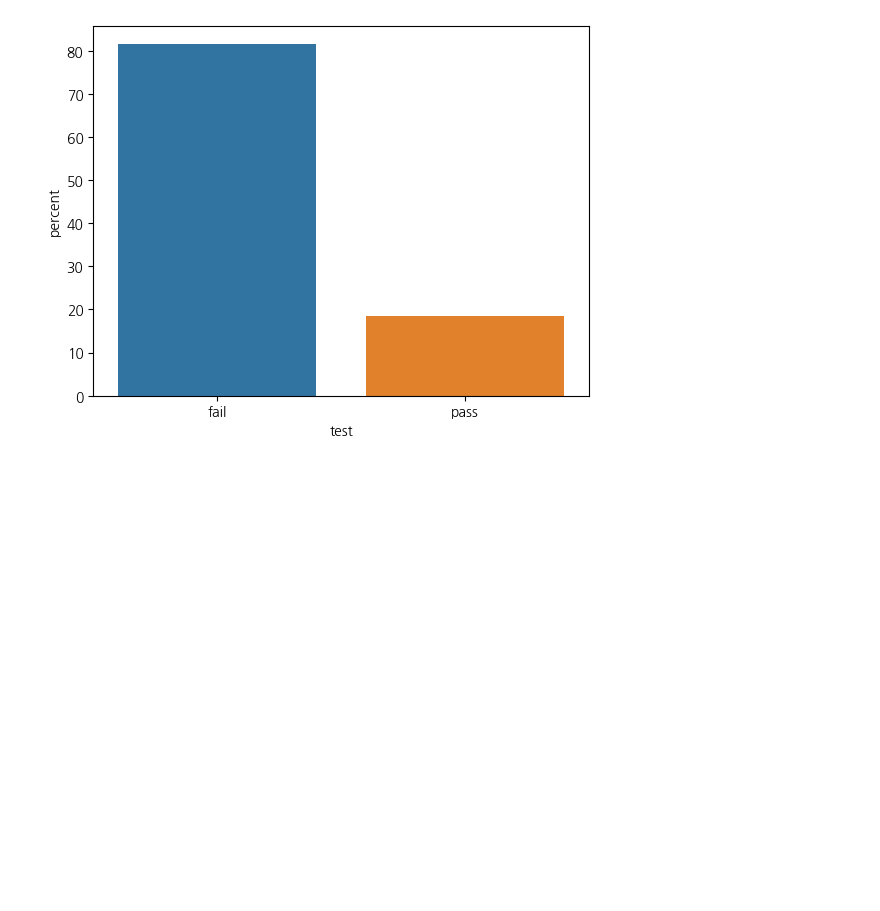
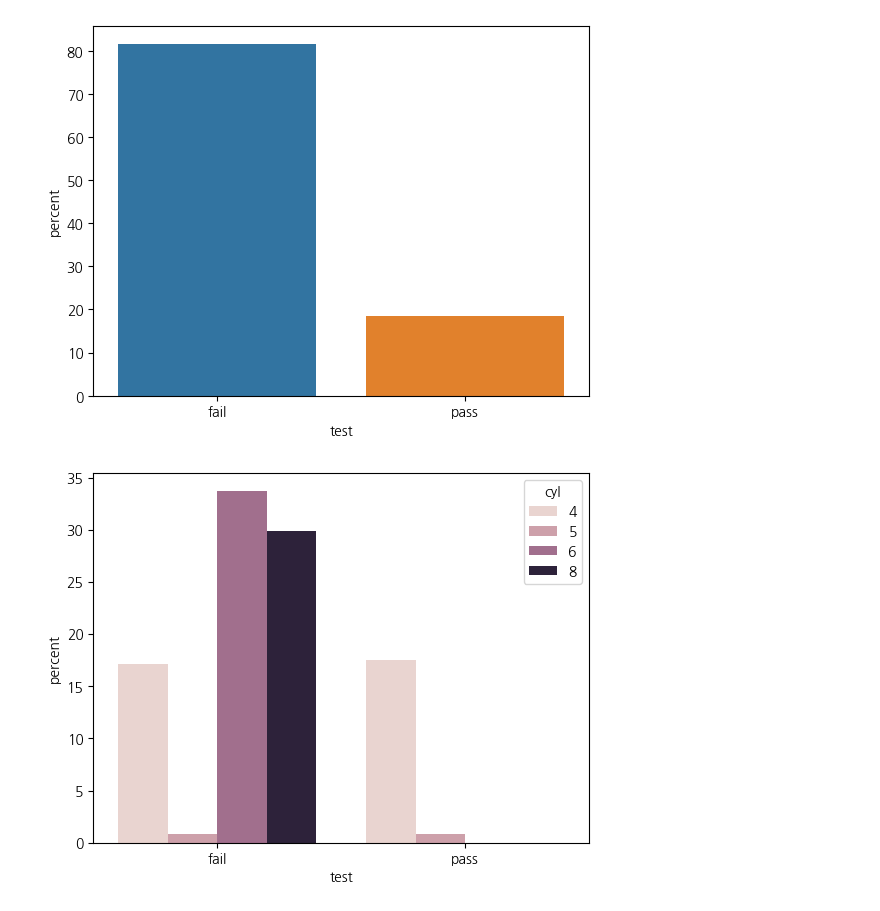
Before and after one commit to jw13k/2024-1-my-BDA, a Jupyter notebook: inclass/03w_0322_fri_ch05_dataframe_medium.ipynb, the cells around one changed output. Drawn from its saved outputs; the diff is of its cells as text; code cells hidden in the pictures; blank space fills up the shorter version.

```diff
--- a/inclass/03w_0322_fri_ch05_dataframe_medium.ipynb
+++ b/inclass/03w_0322_fri_ch05_dataframe_medium.ipynb
@@ -616,3 +616,7 @@ couunt_test.plot.bar(rot = 0);
 sns.countplot(mpg, x='test', hue='test', stat= 'percent'); #시험예상
 # %% [output]
 [figure]
+# %%
+sns.countplot(mpg, x='test', hue='cyl', stat= 'percent');
+# %% [output]
+[figure, added]
```
Also changed, not shown: parts of 22 cells of this notebook.
